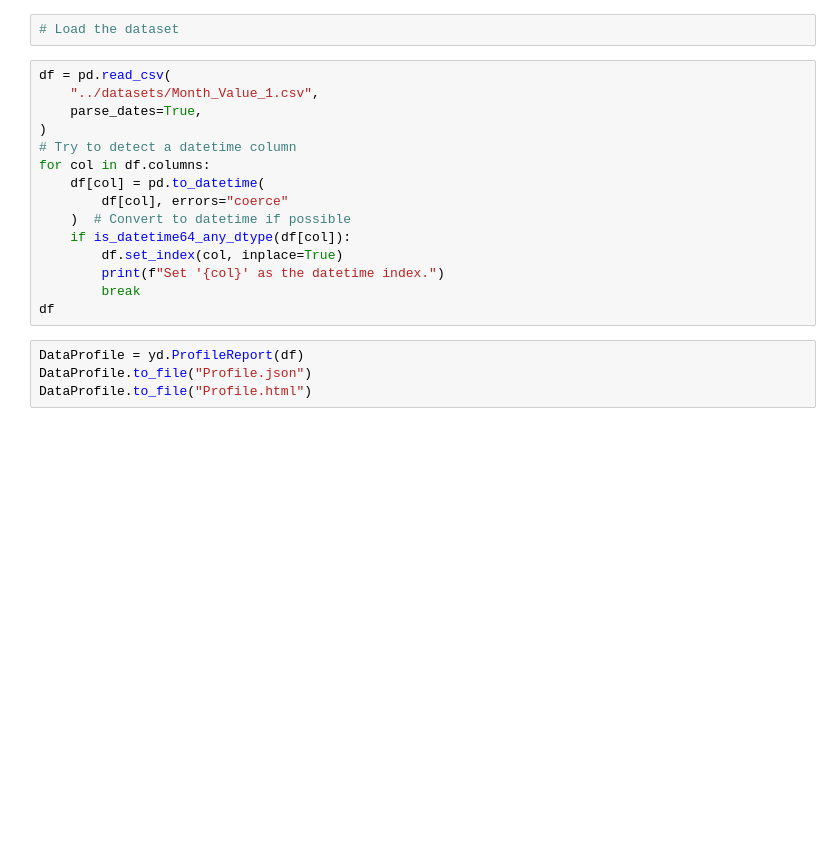
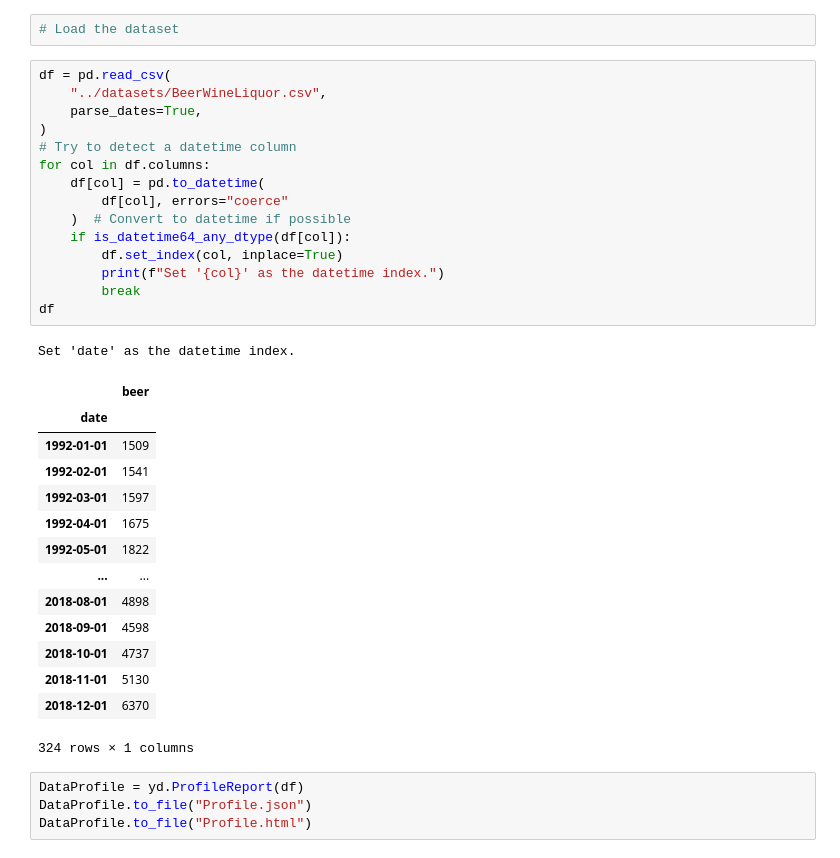
Before and after one commit to Raed-Bourouis/MLEASE, a Jupyter notebook: EDA/EDA1VF.ipynb, the cells around one changed output. Cells and saved outputs as stored; diff of their text form; blank space fills up the shorter version.

```diff
--- a/EDA/EDA1VF.ipynb
+++ b/EDA/EDA1VF.ipynb
@@ -27,19 +27,35 @@ from pandas.api.types import is_datetime64_any_dtype
 # Load the dataset
 # %%
 df = pd.read_csv(
-    "../datasets/Month_Value_1.csv",
+    "../datasets/BeerWineLiquor.csv",
     parse_dates=True,
 )
 # Try to detect a datetime column
 for col in df.columns:
     df[col] = pd.to_datetime(
         df[col], errors="coerce"
     )  # Convert to datetime if possible
     if is_datetime64_any_dtype(df[col]):
         df.set_index(col, inplace=True)
         print(f"Set '{col}' as the datetime index.")
         break
 df
+# %% [output]
+Set 'date' as the datetime index.
+|  | beer |
+| date |  |
+| 1992-01-01 | 1509 |
+| 1992-02-01 | 1541 |
+| 1992-03-01 | 1597 |
+| 1992-04-01 | 1675 |
+| 1992-05-01 | 1822 |
+| ... | ... |
+| 2018-08-01 | 4898 |
+| 2018-09-01 | 4598 |
+| 2018-10-01 | 4737 |
+| 2018-11-01 | 5130 |
+| 2018-12-01 | 6370 |
+324 rows × 1 columns
 # %%
 DataProfile = yd.ProfileReport(df)
 DataProfile.to_file("Profile.json")
```
Also changed, not shown: parts of 2 cells of this notebook, 12 other files.
